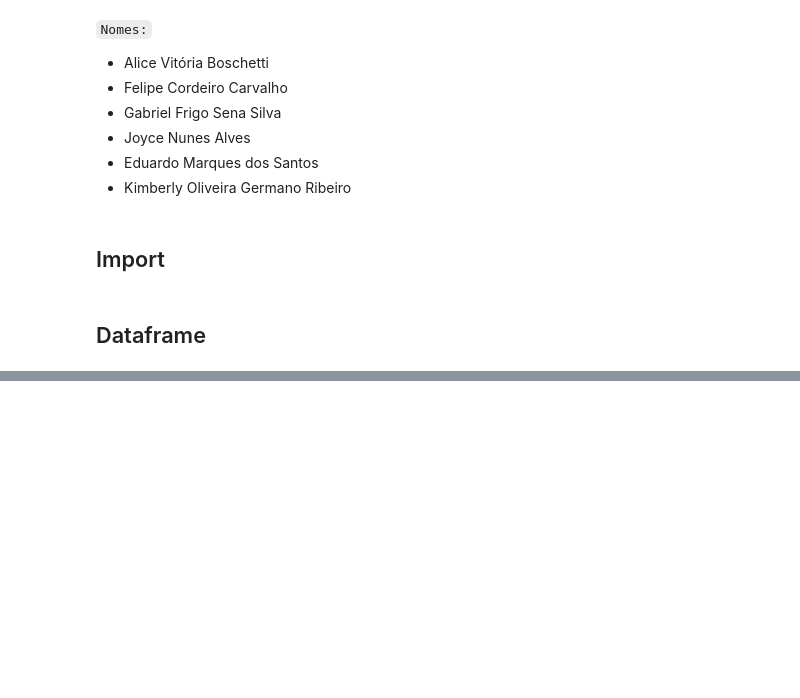
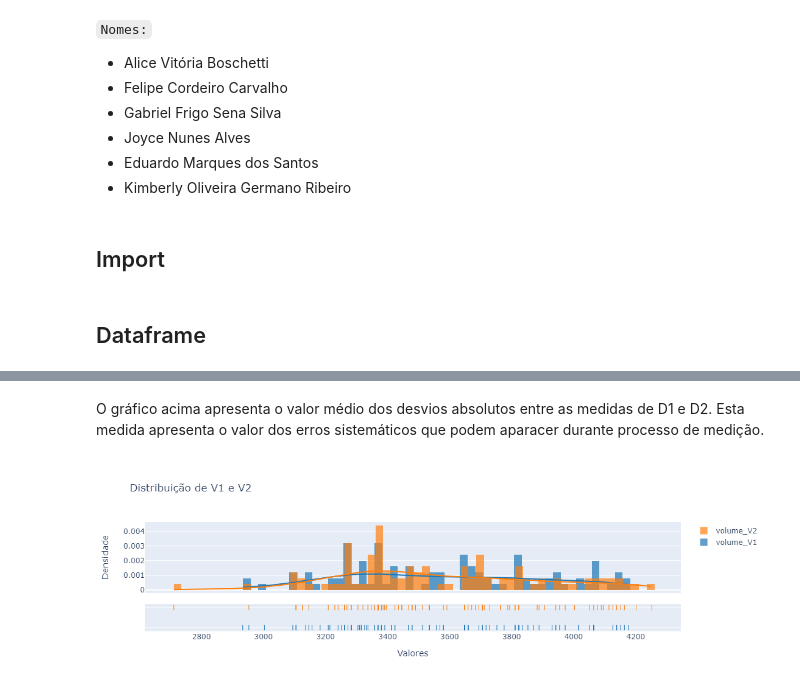
Before and after one commit to gfrigo/Experimento-Bolinha-Gude, a Jupyter notebook: analytics.ipynb, the cells around one changed output, grey strips where cells are left out. Saved outputs shown, nothing was run; the diff lists cells and outputs as text; code cells hidden in the pictures; blank space fills up the shorter version.

```diff
--- a/analytics.ipynb
+++ b/analytics.ipynb
@@ -31,0 +76,14 @@ df.head()
+# %% [markdown]
+O gráfico acima apresenta o valor médio dos desvios absolutos entre as medidas de D1 e D2. Esta medida apresenta o valor dos erros sistemáticos que podem aparacer durante processo de medição.
+# %%
+df_subset = df[['volume_V1', 'volume_V2']]
+
+fig = ff.create_distplot([df_subset[c] for c in df_subset.columns], df_subset.columns, bin_size=25)
+
+fig.update_layout(title='Distribuição de V1 e V2',
+                  xaxis_title='Valores',
+                  yaxis_title='Densidade')
+
+fig.show()
+# %% [output]
+[figure, added]
```
Also changed, not shown: parts of 25 cells of this notebook.
